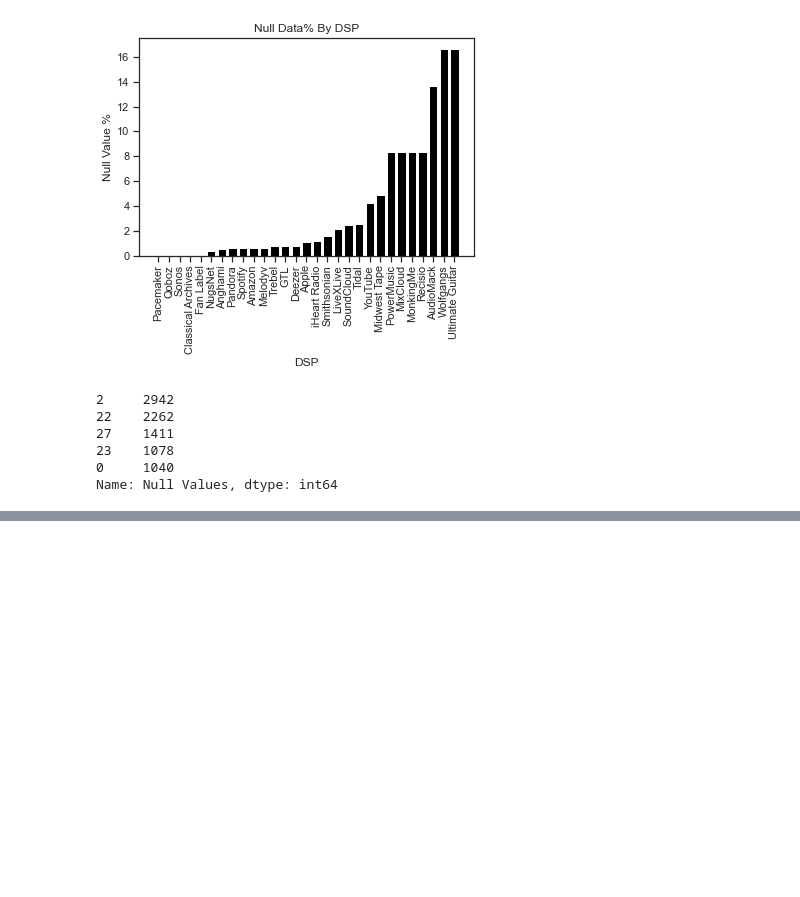
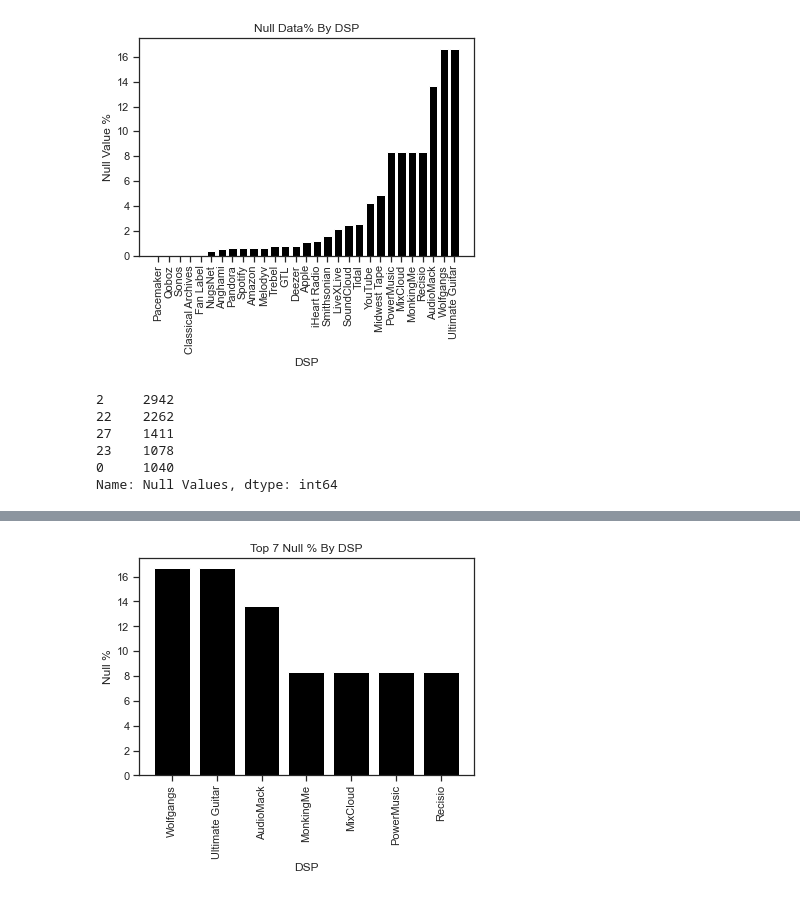
Before and after one commit to LJRollerII/mlc-project-napster, a Jupyter notebook: notebooks/MLC_Project.ipynb, the cells around one changed output, grey strips where cells are left out. Drawn from its saved outputs; the diff is of its cells as text; code cells hidden in the pictures; blank space fills up the shorter version.

Commit message:
Updated Visualizations. Drilled down data a little more.

```diff
--- a/notebooks/MLC_Project.ipynb
+++ b/notebooks/MLC_Project.ipynb
@@ -2099,0 +2100,2 @@ Name: Total Cells, dtype: int64
+# %%
+t5_null_per = mlc_null_percentage.nlargest(7,'Percent Null')
@@ -2099,0 +2113,10 @@ Name: Total Cells, dtype: int64
+# %%
+#data = t5_null_per['Percent Null'].sort_values('Percent Null', inplace = True)
+plt.bar(t5_null_per.DSP,t5_null_per['Percent Null'], color='black')
+plt.title('Top 7 Null % By DSP')
+plt.xlabel('DSP')
+plt.ylabel('Null %')
+plt.xticks(rotation = 90)
+plt.show()
+# %% [output]
+[figure, added]
```
Also changed, not shown: parts of 16 cells of this notebook.
